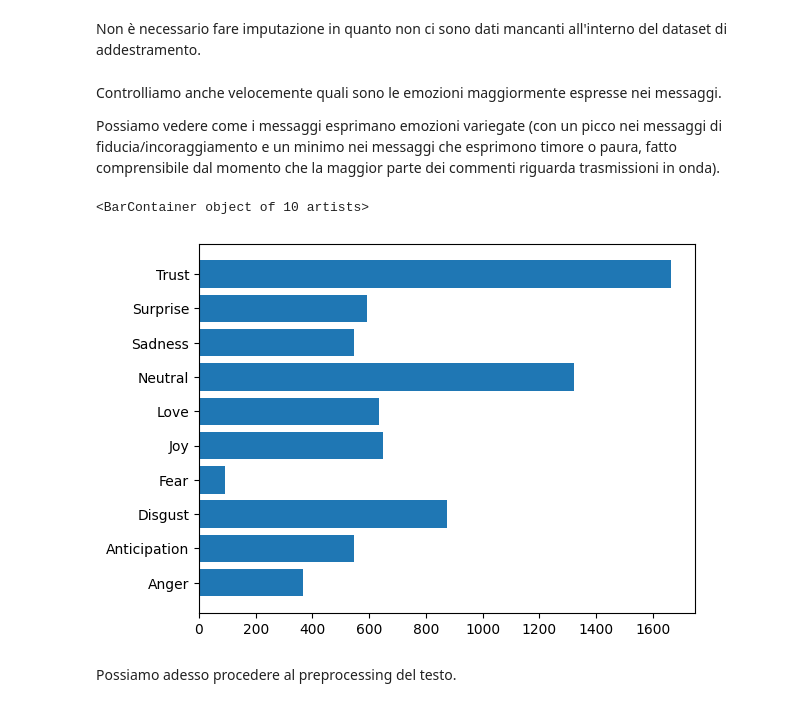
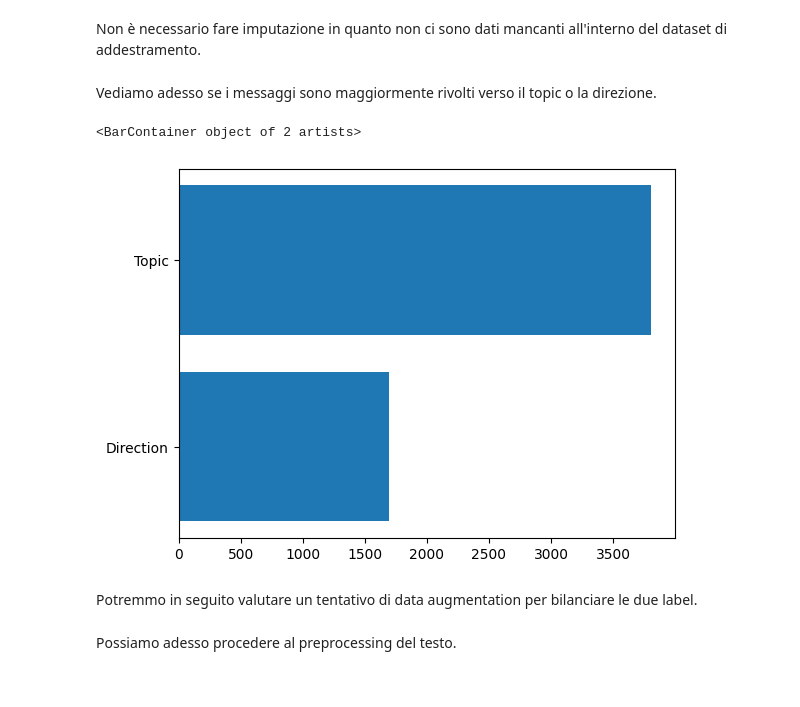
Before and after one commit to emanuelemuzio/nlp, a Jupyter notebook: TaskB.ipynb, the cells around one changed output. Cells and saved outputs as stored; diff of their text form; code cells hidden in the pictures.

Commit message:
sistemare immagini task B, valutare altre prove con combo diverse di iperparametri

```diff
--- a/TaskB.ipynb
+++ b/TaskB.ipynb
@@ -58,11 +76,11 @@ Il supporto alle emoji/emoticons è stato aggiunto rilevando quelle presenti nel
 
 Il modello BERT-like da HuggingFace utilizzato è il seguente: _bert-base-multilingual-cased_.
 # %%
-data = pd.read_csv("/content/drive/MyDrive/NLP/release/emit_2023-v1/emit_train_A.csv")
+data = pd.read_csv("/content/drive/MyDrive/NLP/release/emit_2023-v1/emit_train_B.csv")
 text_prep = data["text"]
 text = data["text"]
-emotions = data.drop(["id","text"], axis=1)
-emotions_prep = data.drop(["id","text"], axis=1)
+targets = data.drop(["id","text"], axis=1)
+targets_prep = data.drop(["id","text"], axis=1)
 model_name = 'bert-base-multilingual-cased'
 tokenizer = AutoTokenizer.from_pretrained(model_name)
 model = AutoModel.from_pretrained(model_name)
@@ -141,15 +151,15 @@ Trust           0
 dtype: int64
 # %% [markdown]
 Non è necessario fare imputazione in quanto non ci sono dati mancanti all'interno del dataset di addestramento.
-# %% [markdown]
-Controlliamo anche velocemente quali sono le emozioni maggiormente espresse nei messaggi.
-
-Possiamo vedere come i messaggi esprimano emozioni variegate (con un picco nei messaggi di fiducia/incoraggiamento e un minimo nei messaggi che esprimono timore o paura, fatto comprensibile dal momento che la maggior parte dei commenti riguarda trasmissioni in onda).
+# %% [markdown]
+Vediamo adesso se i messaggi sono maggiormente rivolti verso il topic o la direzione.
 # %%
-plt.barh(emotions.columns, [emotions[column].sum() for column in emotions.columns])
+plt.barh(targets.columns, [targets[column].sum() for column in targets.columns])
 # %% [output]
-<BarContainer object of 10 artists>
+<BarContainer object of 2 artists>
-[figure, old version]
+[figure, new version]
+# %% [markdown]
+Potremmo in seguito valutare un tentativo di data augmentation per bilanciare le due label.
 # %% [markdown]
 Possiamo adesso procedere al preprocessing del testo.
 # %%
```
Also changed, not shown: parts of 20 cells of this notebook.
